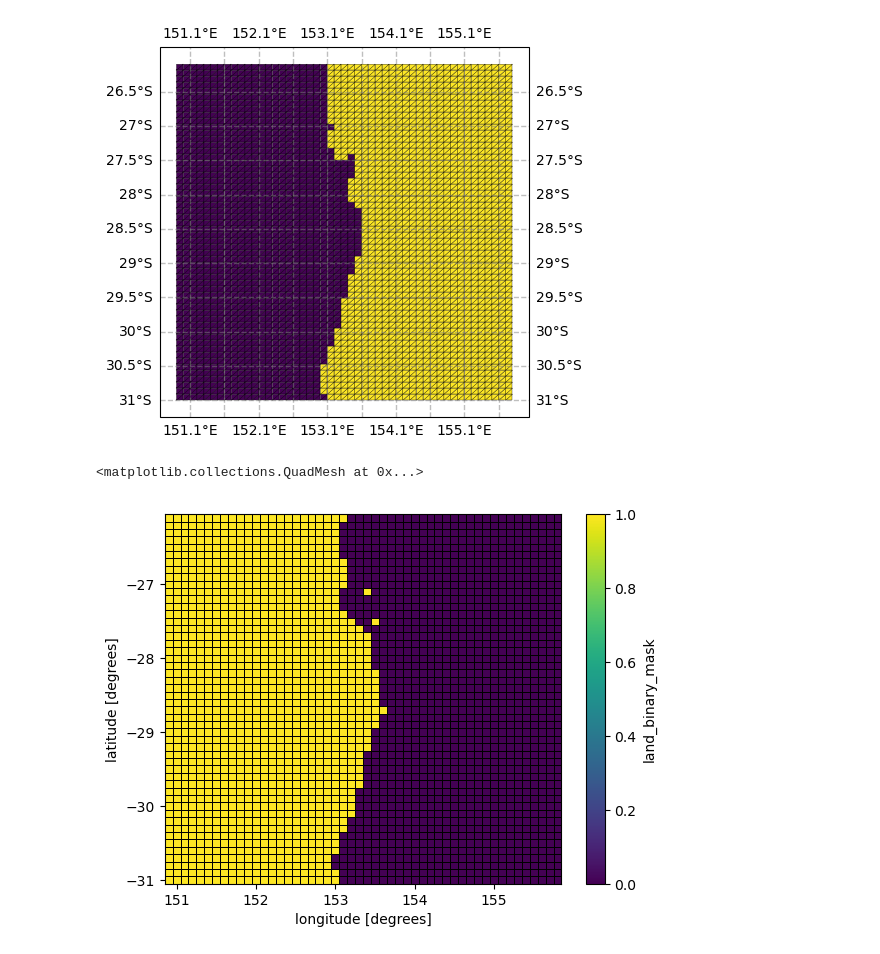
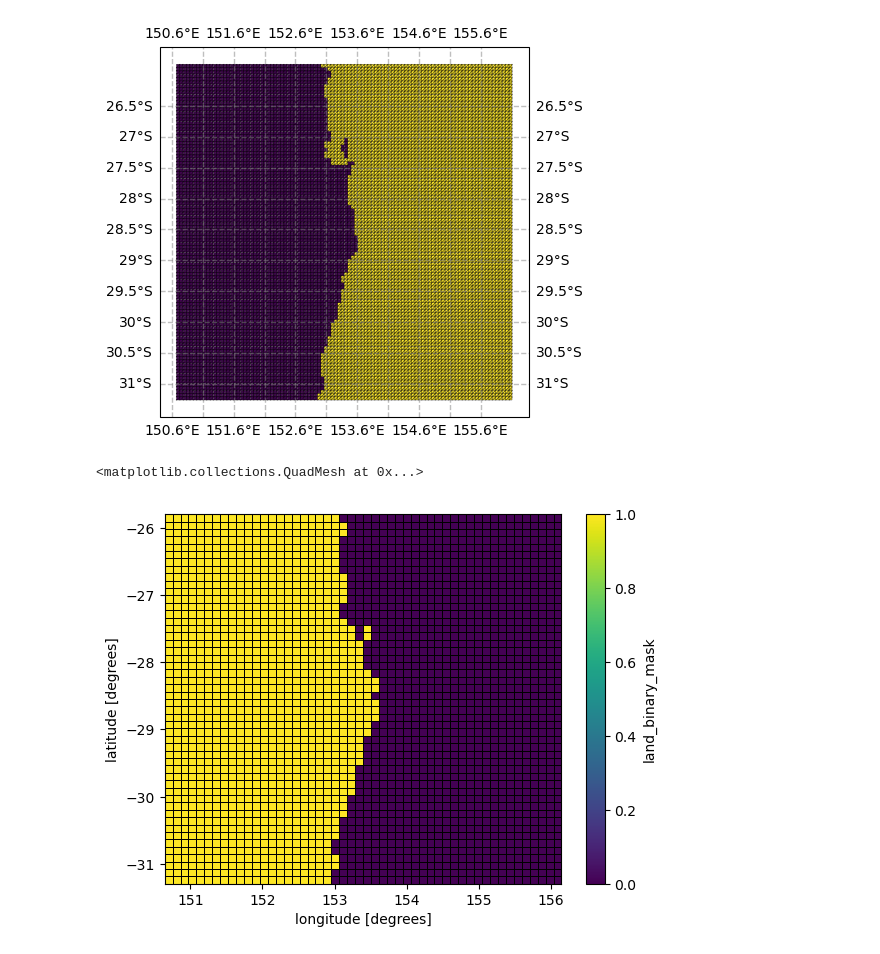
Before and after one commit to 21centuryweather/UM_configuration_tools, a Jupyter notebook: notebooks/Plot_UM_MOM6_land_meshes.ipynb, the cells around one changed output. Cells and saved outputs as stored; diff of their text form; code cells hidden in the pictures.

```diff
--- a/notebooks/Plot_UM_MOM6_land_meshes.ipynb
+++ b/notebooks/Plot_UM_MOM6_land_meshes.ipynb
@@ -7,11 +7,14 @@ import cartopy.crs as ccrs
 import matplotlib.ticker as mticker
 import iris
 # %%
- #MOM6_DIR = Path('/g/data/gb02/pag548/ocean-config-for-rcm3-dev/input/tiny-ocean-land-rcm3-dev/')
+#MOM6_DIR = Path('/g/data/gb02/pag548/ocean-config-for-rcm3-dev/input/tiny-ocean-land-rcm3-dev/')
 #UM_DIR = Path('/home/548/pag548/code/UM_config_tools/scripts')
 
-MOM6_DIR = Path('/g/data/gb02/pag548/rom3-inputdirs/rom3-lismore')
-UM_DIR = Path('/scratch/gb02/pag548/cylc-run/rCM3-test-UM-ancil/share/data/ancils/Lismore/d1100')
+#MOM6_DIR = Path('/g/data/gb02/pag548/rom3-inputdirs/rom3-lismore')
+#UM_DIR = Path('/scratch/gb02/pag548/cylc-run/rCM3-test-UM-ancil/share/data/ancils/Lismore/d1100')
+
+MOM6_DIR = Path('/g/data/gb02/pag548/rom3-inputdirs/rCM3-Lismore-demo')
+UM_DIR = Path('/scratch/gb02/pag548/cylc-run/rCM3-frankenmodel/um_inputfiles/ancils/')
 
 ocean_mesh_file = MOM6_DIR / 'access-rom3-ESMFmesh.nc'
 #ocean_mask_file = MOM6_DIR / 'ocean_mask.nc'
@@ -117,12 +170,13 @@ gl = ax.gridlines(crs=ccrs.PlateCarree(), draw_labels=True,
 gl.xlocator = mticker.FixedLocator(np.arange(150.6, 156,0.5))  # e.g., every 30 degrees longitude
 gl.ylocator = mticker.FixedLocator(np.arange(-31,-26,0.5))    # e.g., every 15 degrees latitude
 # %% [output]
-[figure, old version]
+[figure, new version]
 # %%
 # Plot the existing Lismore land sea mask
 UM_lsm, = iris.load(UM_DIR / 'qrparm.mask')
 # %%
-xr.DataArray.from_iris(UM_lsm).plot(edgecolors='black',linewidth=0.5)
+UM_da = xr.DataArray.from_iris(UM_lsm).compute()
+UM_da.plot(edgecolors='black',linewidth=0.5)
 # %% [output]
 <matplotlib.collections.QuadMesh at 0x...>
-[figure, old version]
+[figure, new version]
```
Also changed, not shown: parts of 44 cells of this notebook, 2 other files.
